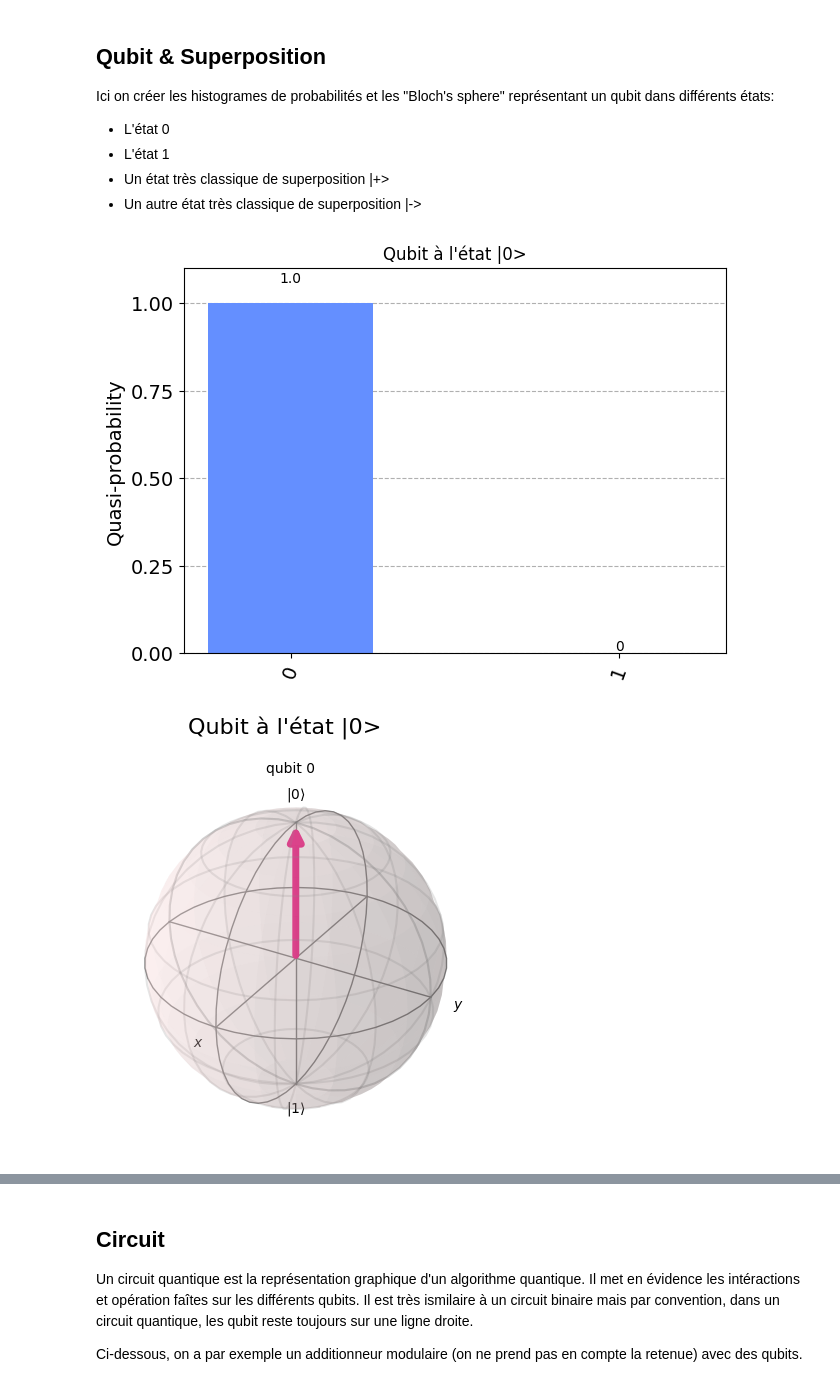
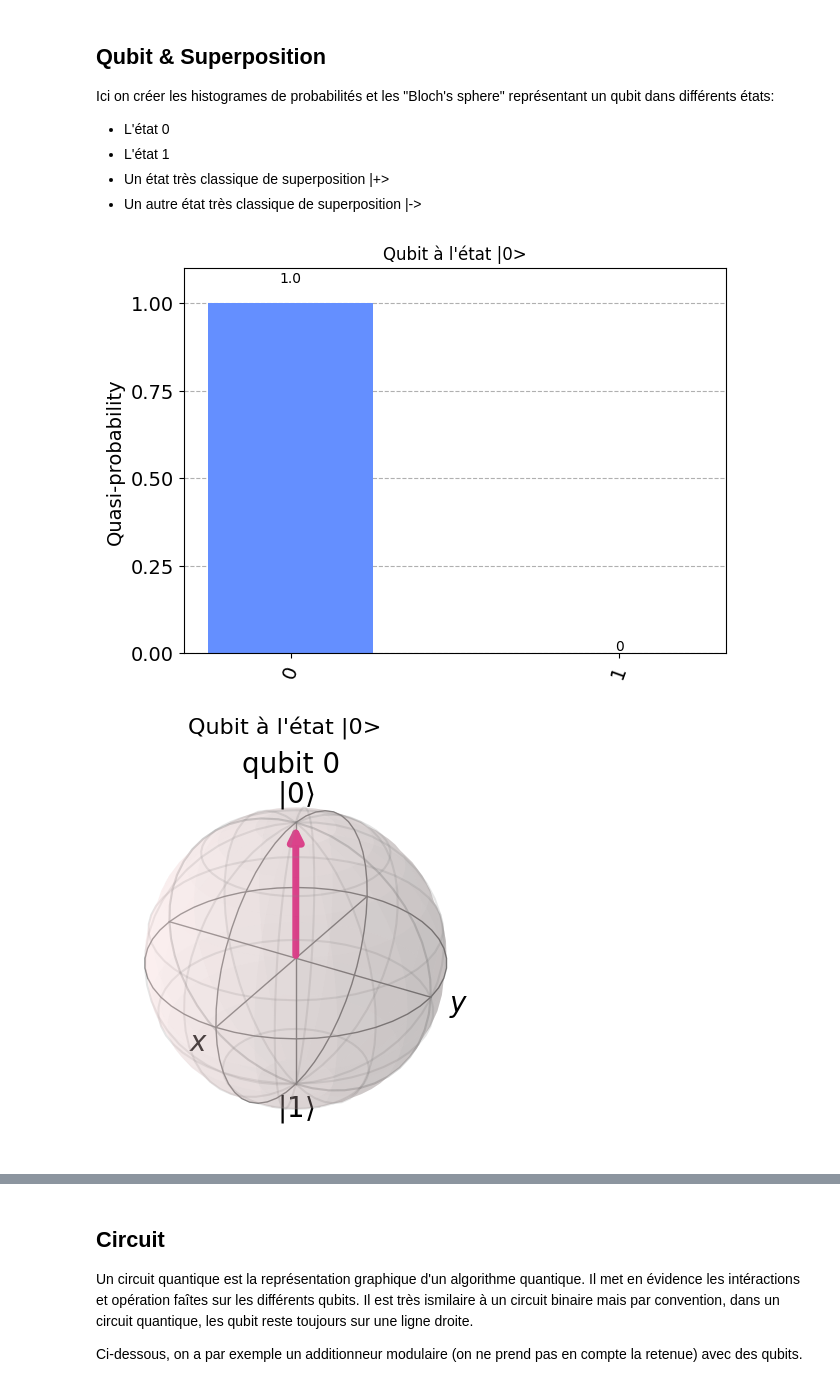
Before and after one commit to JeremieRodon/quantum-playing, a Jupyter notebook: presentation.ipynb, the cells around one changed output, grey strips where cells are left out. Cells and saved outputs as stored; diff of their text form; code cells hidden in the pictures.

```diff
--- a/presentation.ipynb
+++ b/presentation.ipynb
@@ -25,36 +25,45 @@ state_0 = svsim.run(qc).result().get_statevector()
 probabilities = {str(i):0.0000001 for i in range(2)}
 probabilities.update(state_0.probabilities_dict())
 display(plot_histogram(probabilities, title="Qubit à l'état |0>"))
-display(plot_bloch_multivector(state_0, title="Qubit à l'état |0>"))
+display(plot_bloch_multivector(state_0, title="Qubit à l'état |0>", title_font_size=16.0, font_size=20.0))
 
 # Un qubit dans l'état |1>
 qc = QuantumCircuit(1)
 qc.x(0) # Une porte "NOT", puisque l'état initial est "0", alors le NOT passe le qubit à 1
 qc.save_statevector()
 state_1 = svsim.run(qc).result().get_statevector()
 # Astuce pour forcer l'affichage des probabilités à 0
 probabilities = {str(i):0.0000001 for i in range(2)}
 probabilities.update(state_1.probabilities_dict())
 display(plot_histogram(probabilities, title="Qubit à l'état |1>"))
-display(plot_bloch_multivector(state_1, title="Qubit à l'état |1>"))
+display(plot_bloch_multivector(state_1, title="Qubit à l'état |1>", title_font_size=16.0, font_size=20.0))
 
 # Un qubit dans l'état |+>
 qc = QuantumCircuit(1)
 qc.h(0) # Une porte Hadamard, fait passer de |0> => |+>
 qc.save_statevector()
 state_plus = svsim.run(qc).result().get_statevector()
 display(plot_histogram(state_plus.probabilities_dict(), title="Qubit à l'état |+>"))
-display(plot_bloch_multivector(state_plus, title="Qubit à l'état |+>"))
+display(plot_bloch_multivector(state_plus, title="Qubit à l'état |+>", title_font_size=16.0, font_size=20.0))
 
 # Un qubit dans l'état |->
 qc = QuantumCircuit(1)
 qc.x(0) # Une porte "NOT", puisque l'état initial est "0", alors le NOT passe le qubit à 1
 qc.h(0) # Une porte Hadamard, fait passer de |1> => |->
 qc.save_statevector()
 state_minus = svsim.run(qc).result().get_statevector()
 display(plot_histogram(state_minus.probabilities_dict(), title="Qubit à l'état |->"))
-display(plot_bloch_multivector(state_minus, title="Qubit à l'état |->"))
+display(plot_bloch_multivector(state_minus, title="Qubit à l'état |->", title_font_size=16.0, font_size=20.0))
+
+# Un qubit dans l'état (je simplifie) 0.75|0> + 0.25|1>
+qc = QuantumCircuit(1)
+qc.ry(math.pi/3, 0)
+qc.rz(math.pi/2, 0)
+qc.save_statevector()
+state_minus = svsim.run(qc).result().get_statevector()
+display(plot_histogram(state_minus.probabilities_dict(), title="Qubit dans un état quelconque"))<
+display(plot_bloch_multivector(state_minus, title="Qubit dans un état quelconque", title_font_size=16.0, font_size=20.0))
 # %% [output]
 [figure]
-[figure, old version]
+[figure, new version]
 [figure]
```
Also changed, not shown: parts of 5 cells of this notebook, 3 other files.
